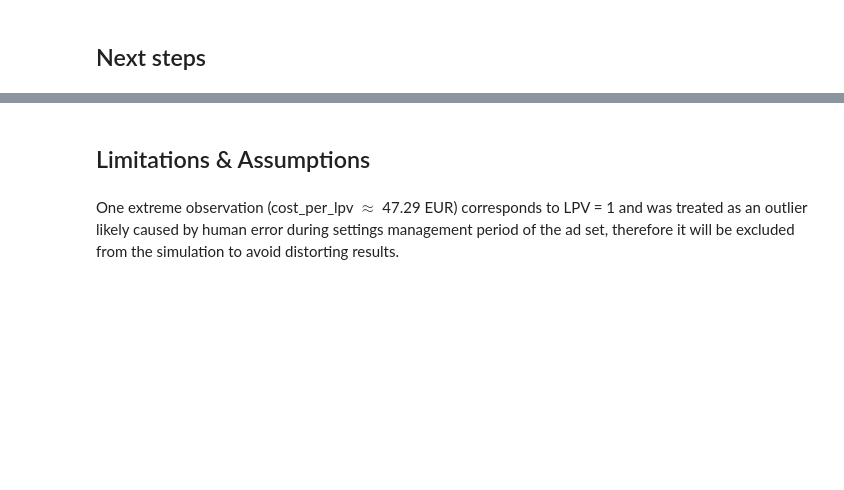
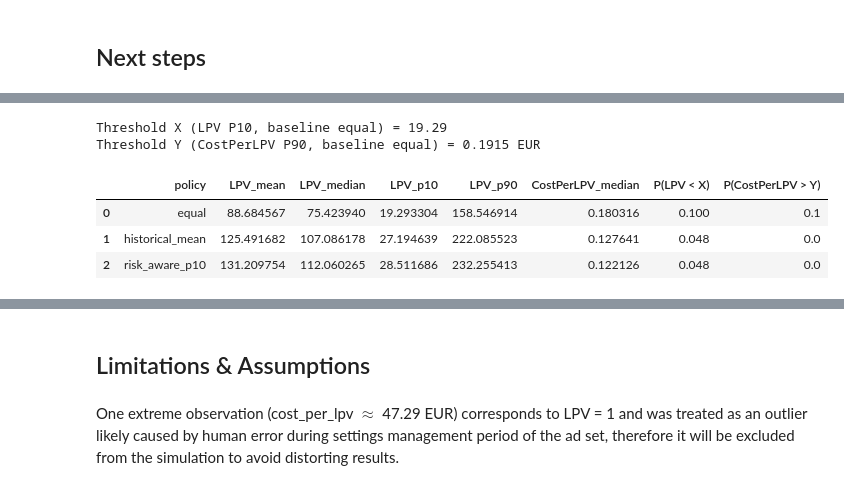
Before and after one commit to AleksM654/project, a Jupyter notebook: notebooks/digital_marketing_budget_allocation_under_uncertainty.ipynb, the cells around one changed output, grey strips where cells are left out. Saved outputs shown, nothing was run; the diff lists cells and outputs as text; code cells hidden in the pictures; blank space fills up the shorter version.

```diff
--- a/notebooks/digital_marketing_budget_allocation_under_uncertainty.ipynb
+++ b/notebooks/digital_marketing_budget_allocation_under_uncertainty.ipynb
@@ -366,0 +448,3 @@ Original rows: 83 | Simulation rows: 82
+# %%
+df_mc_clean = df_mc[np.isfinite(df_mc["lpv_per_eur"])].copy()
+print("Rows before:", len(df_mc), "| after:", len(df_mc_clean))
@@ -366,0 +526,11 @@ Original rows: 83 | Simulation rows: 82
+# %%
+empty_ads = []
+sizes = {}
+
+for ad in adset_stats["Ad set ID"].to_numpy():
+    vals = df_mc_clean.loc[df_mc_clean["Ad set ID"] == ad, "lpv_per_eur"].to_numpy()
+    sizes[ad] = len(vals)
+    if len(vals) == 0:
+        empty_ads.append(ad)
+
+len(empty_ads), empty_ads[:10]
@@ -366,0 +681,44 @@ Original rows: 83 | Simulation rows: 82
+# %%
+# --- Data-driven thresholds from simulated distributions ---
+# X: "bad week" LPV threshold = P10 of LPV under baseline (equal) policy
+# Y: "bad week" CostPerLPV threshold = P90 of CostPerLPV under baseline (equal) policy
+
+lpv_equal_f = lpv_equal[np.isfinite(lpv_equal)]
+cplpv_equal_f = cplpv_equal[np.isfinite(cplpv_equal)]
+
+X = np.quantile(lpv_equal_f, 0.10)
+Y = np.quantile(cplpv_equal_f, 0.90)
+
+print(f"Threshold X (LPV P10, baseline equal) = {X:.2f}")
+print(f"Threshold Y (CostPerLPV P90, baseline equal) = {Y:.4f} EUR")
+
+def prob_low_lpv(lpv_arr, threshold):
+    x = lpv_arr[np.isfinite(lpv_arr)]
+    return float(np.mean(x < threshold))
+
+def prob_high_cost(cplpv_arr, threshold):
+    x = cplpv_arr[np.isfinite(cplpv_arr)]
+    return float(np.mean(x > threshold))
+
+# Probabilities per policy
+p_low_equal = prob_low_lpv(lpv_equal, X)
+p_low_mean  = prob_low_lpv(lpv_mean,  X)
+p_low_p10   = prob_low_lpv(lpv_p10,   X)
+
+p_high_equal = prob_high_cost(cplpv_equal, Y)
+p_high_mean  = prob_high_cost(cplpv_mean,  Y)
+p_high_p10   = prob_high_cost(cplpv_p10,   Y)
+
+# Add to results table
+results_risk = results.copy()
+results_risk["P(LPV < X)"] = [p_low_equal, p_low_mean, p_low_p10]
+results_risk["P(CostPerLPV > Y)"] = [p_high_equal, p_high_mean, p_high_p10]
+
+results_risk
+# %% [output]
+Threshold X (LPV P10, baseline equal) = 19.29
+Threshold Y (CostPerLPV P90, baseline equal) = 0.1915 EUR
+|  | policy | LPV_mean | LPV_median | LPV_p10 | LPV_p90 | CostPerLPV_median | P(LPV < X) | P(CostPerLPV > Y) |
+| 0 | equal | 88.684567 | 75.423940 | 19.293304 | 158.546914 | 0.180316 | 0.100 | 0.1 |
+| 1 | historical_mean | 125.491682 | 107.086178 | 27.194639 | 222.085523 | 0.127641 | 0.048 | 0.0 |
+| 2 | risk_aware_p10 | 131.209754 | 112.060265 | 28.511686 | 232.255413 | 0.122126 | 0.048 | 0.0 |
```
Also changed, not shown: parts of 26 cells of this notebook.
